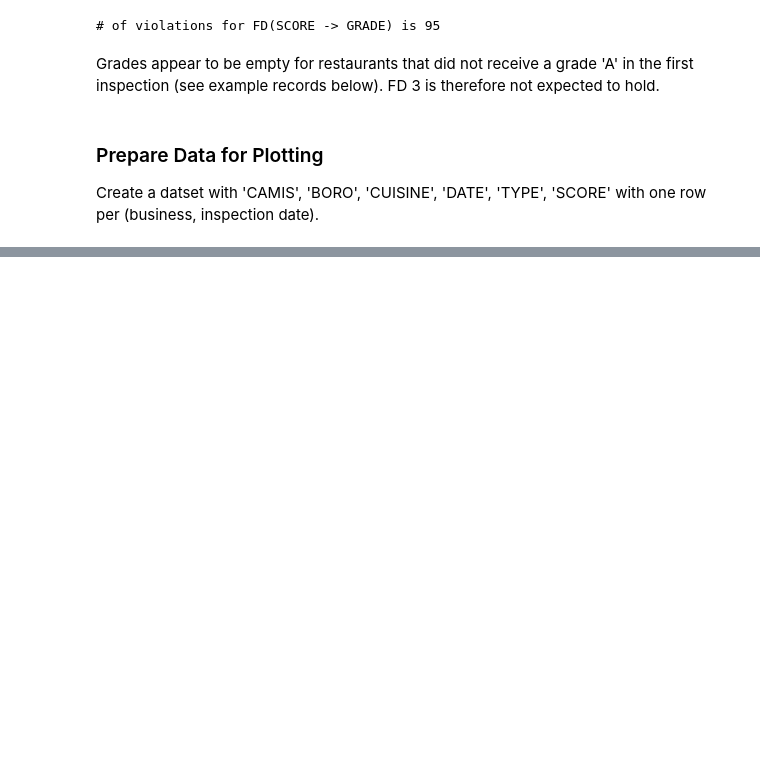
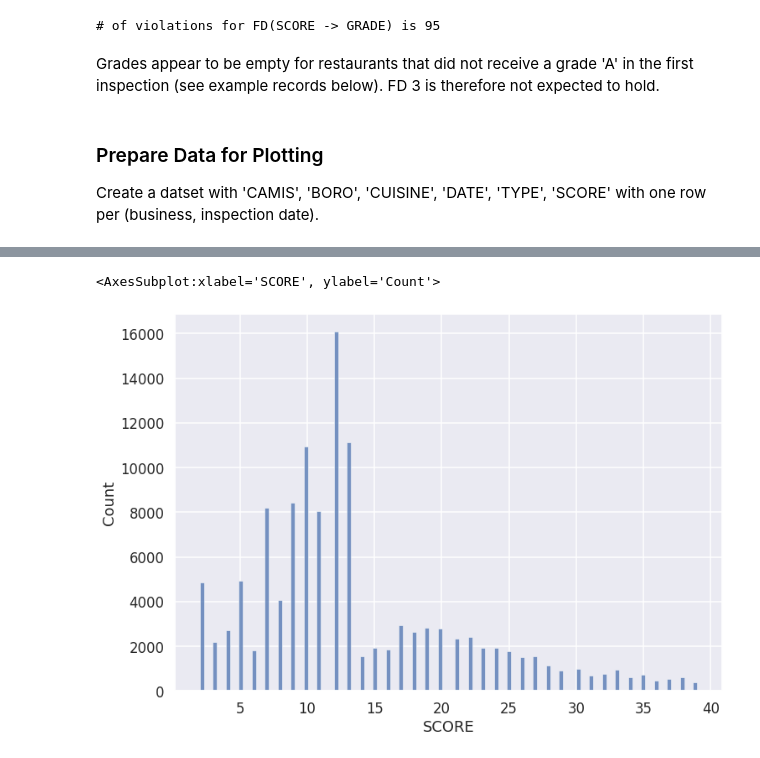
Before and after one commit to VIDA-NYU/openclean-core, a Jupyter notebook: examples/notebooks/NYCRestaurantInspections/NYC Restaurant Inspections - Cleaning.ipynb, the cells around one changed output, grey strips where cells are left out. Saved outputs shown, nothing was run; the diff lists cells and outputs as text; code cells hidden in the pictures; blank space fills up the shorter version.

```diff
--- a/examples/notebooks/NYCRestaurantInspections/NYC Restaurant Inspections - Cleaning.ipynb
+++ b/examples/notebooks/NYCRestaurantInspections/NYC Restaurant Inspections - Cleaning.ipynb
@@ -266,3 +266,16 @@ for key, gr in fd1_violations.items():
 218146  Inter-Agency Task Force / Initial Inspection            10B     12
 338555         Cycle Inspection / Initial Inspection            02G      7
 347659  Inter-Agency Task Force / Initial Inspection            08A     12
+# %%
+# Repair violations of FD. Use majority voting for 'INSPECTION TYPE' and 'SCORE'
+# for groups of rows wth violations.
+
+from openclean.operator.map.repair import Shortest, Vote, conflict_repair
+
+# Define the conflict resolution strategy. We use majority vote for both RHS attributes.
+# In one case (CAMIS=40894333) values for 'INSPECTION TYPE' in the conflict group are
+# equally frequent (i.e., there is a tie in the vote). We break that tie by selecting
+# the shorter of the two values.
+strategy = {'INSPECTION TYPE': Vote(tiebreaker=Shortest()), 'SCORE': Vote()}
+
+df = conflict_repair(conflicts=fd1_violations, strategy=strategy)
@@ -316,0 +316,5 @@ list(establishments.keys())[:10]
+# %%
+from openclean.operator.transform.select import select
+
+columns = ['CAMIS', 'BORO', 'CUISINE DESCRIPTION', 'INSPECTION DATE', 'INSPECTION TYPE', 'SCORE']
+establishments = select(df, columns=columns).drop_duplicates()
@@ -380,0 +369,17 @@ df_clean.head()
+# %%
+import seaborn as sns
+import matplotlib.pyplot as plt
+
+sns.set_theme()
+sns.set_context("talk", font_scale=1.)
+
+# sns.set_style('ticks')
+fig, ax = plt.subplots()
+# the size of A4 paper
+fig.set_size_inches(11.7, 8.27)
+
+
+sns.histplot(establishments[establishments['SCORE'] < 40], x="SCORE", ax=ax)
+# %% [output]
+<AxesSubplot:xlabel='SCORE', ylabel='Count'>
+[figure, added]
```
Also changed, not shown: parts of 11 cells of this notebook, 2 other files.
